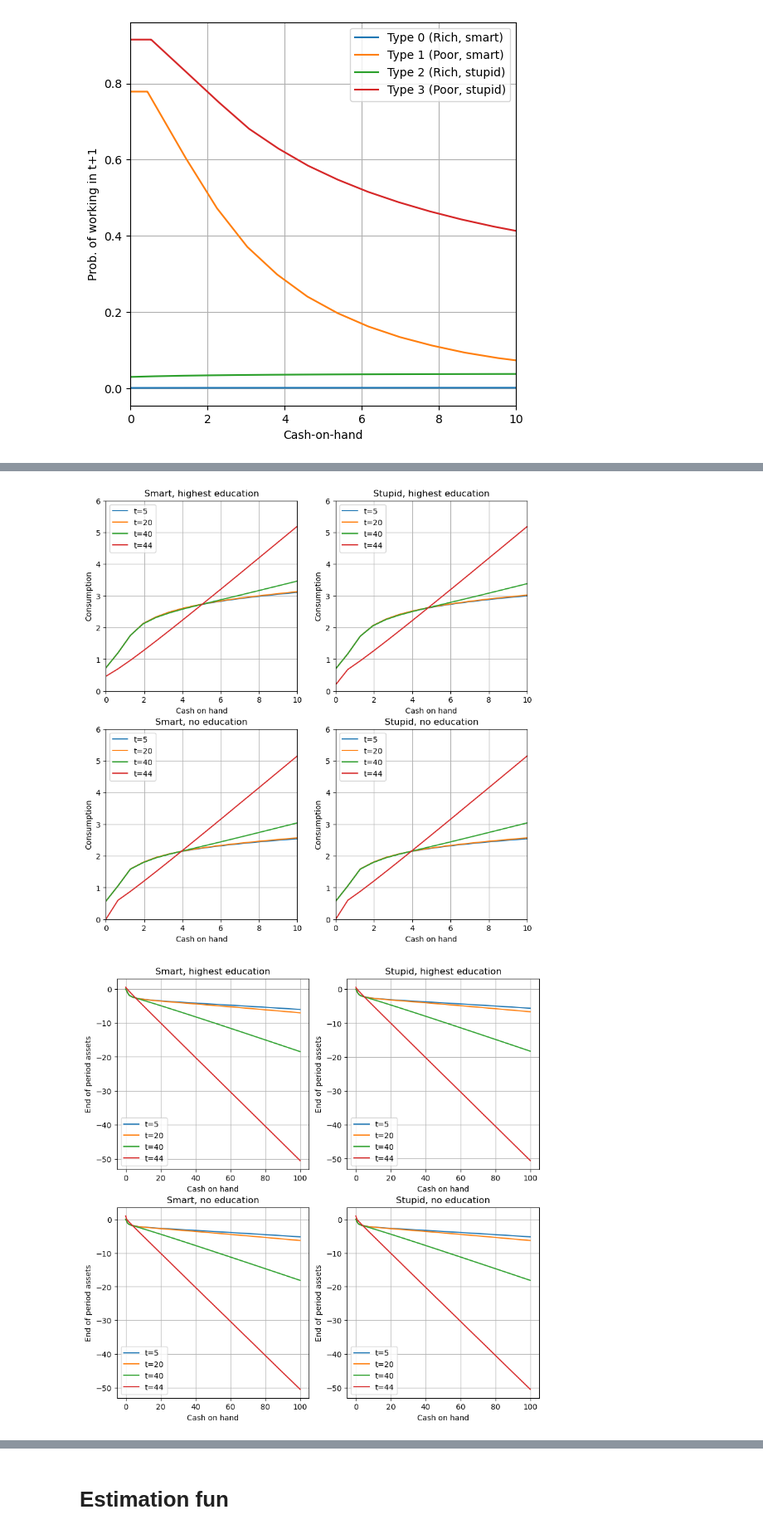
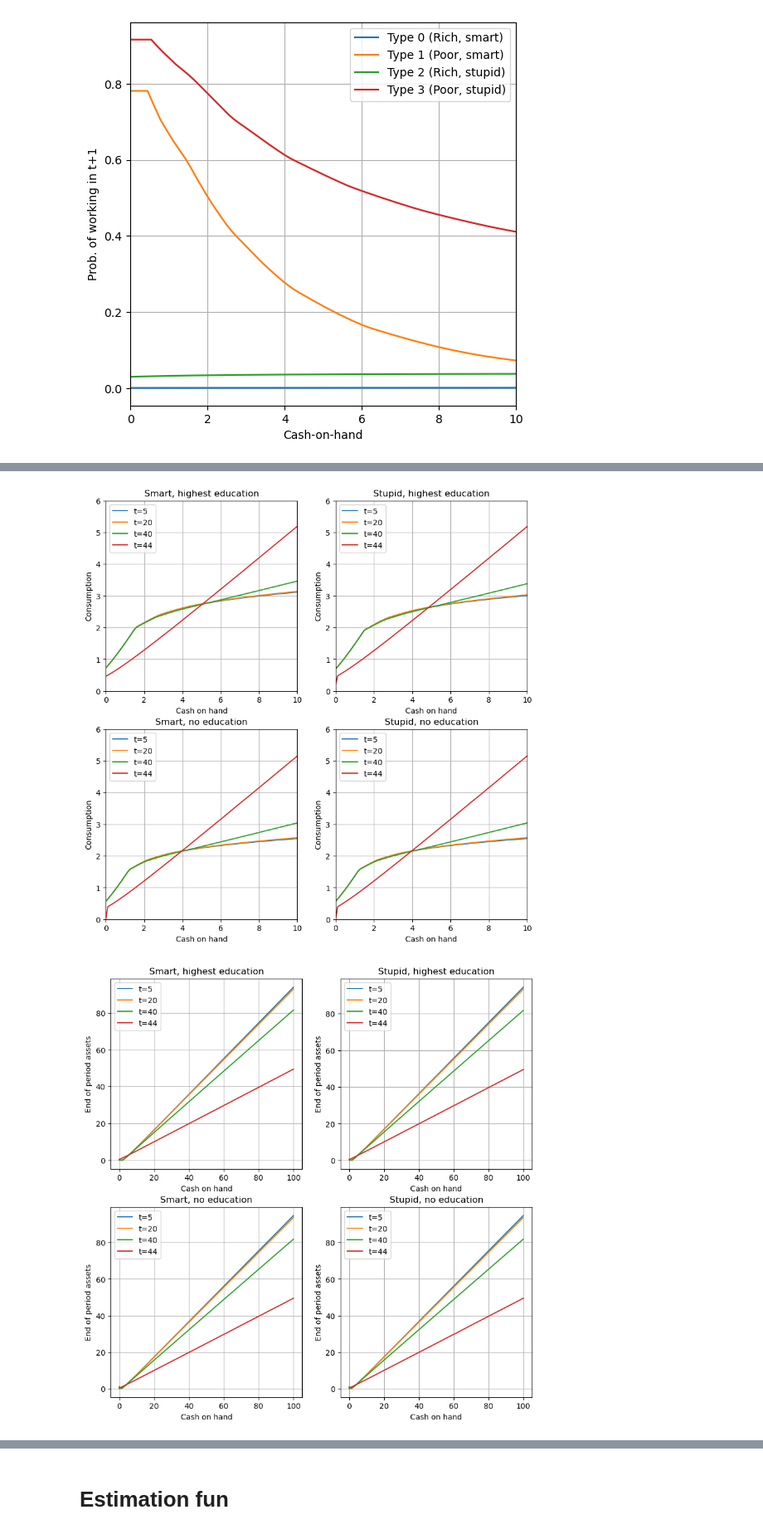
Before and after one commit to ansofol/DP_term_paper, a Jupyter notebook: main_model/test_run.ipynb, the cells around one changed output, grey strips where cells are left out. Shown at 83% size. Saved outputs shown, nothing was run; the diff lists cells and outputs as text; code cells hidden in the pictures.

```diff
--- a/main_model/test_run.ipynb
+++ b/main_model/test_run.ipynb
@@ -75,7 +71,7 @@ model = Model()
 model.setup()
 
 # solution and simulation specs
-model.par.Na = 50
+model.par.Na = 200
 model.par.Tmax = 45
 model.par.Tsim = model.par.Tmax
 model.par.Ntypes = 4
@@ -601,45 +541,45 @@ ax3.set_title('Stupid, no education')
 
 fig.savefig('figs/c_work_2x2.png')
 # %% [output]
-[figure, old version]
+[figure, new version]
 # %%
 def plot_a_work(type, times, edu, ax, legend=False):
     for time in times:
-        ax.plot(sol.m[type,time,1,edu,par.Ba:,0], sol.a[type,time,1,edu,par.Ba:,0]-sol.m[type,time,1,edu,par.Ba:,0], label=f't={time}')
+        ax.plot(sol.m[type,time,1,edu,par.Ba:,0], sol.a[type,time,1,edu,par.Ba:,0], label=f't={time}')
 
     ax.set_xlabel("Cash on hand")
     ax.set_ylabel("End of period assets")
     ax.legend()
     #ax.set_xlim(min_m, max_m)
     #ax.set_ylim(min_a, max_a)
     ax.grid(True)
 
 max_m = 10
 min_m = 0
 max_a = 10
 min_a = 0
 times = [5, 20, 40, 44]
 
 fig = plt.figure(figsize=(10,10))
 ax0 = fig.add_subplot(2,2,1)
 plot_a_work(0, times, -1, ax0)
 ax0.set_title('Smart, highest education')
 
 ax1 = fig.add_subplot(2,2,2)
 plot_a_work(3,  times, -1, ax1)
 ax1.set_title('Stupid, highest education')
 
 ax2 = fig.add_subplot(2,2,3)
 plot_a_work(0, times, 0, ax2)
 ax2.set_title('Smart, no education')
 
 ax3 = fig.add_subplot(2,2,4)
 plot_a_work(3, times, 0, ax3)
 ax3.set_title('Stupid, no education')
 
 fig.savefig('figs/a_work_2x2.png')
 # %% [output]
-[figure, old version]
+[figure, new version]
 # %%
 t0 = sim.type == 0
 t1 = sim.type == 1
```
Also changed, not shown: parts of 20 cells of this notebook, 17 other files.
